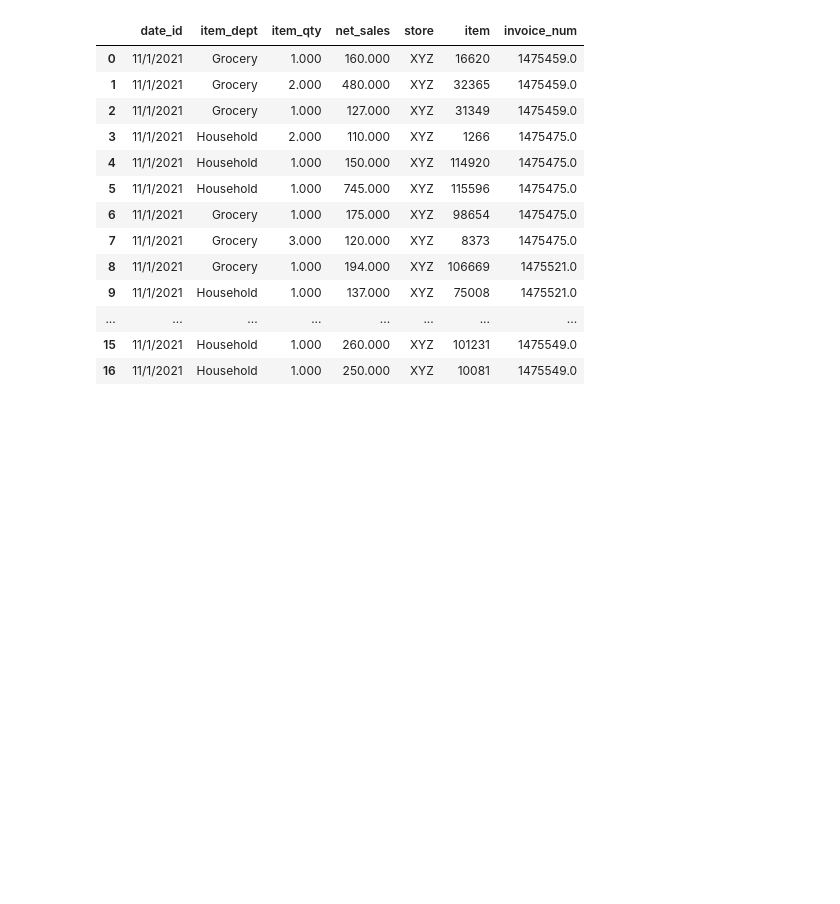
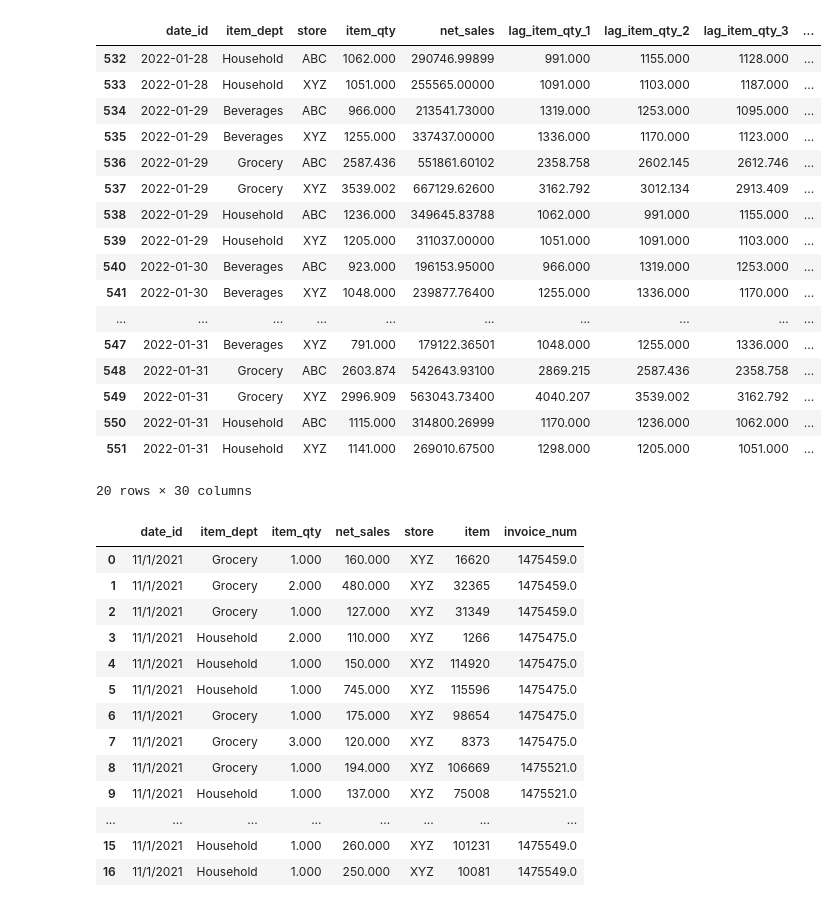
Before and after one commit to Vaseekaran-V/ML_CW, a Jupyter notebook: src/notebooks/modeling_train_test.ipynb, the cells around one changed output. Drawn from its saved outputs; the diff is of its cells as text; code cells hidden in the pictures; blank space fills up the shorter version.

Commit message:
created function to preprocess raw dataset | functions to create features and targets

```diff
--- a/src/notebooks/modeling_train_test.ipynb
+++ b/src/notebooks/modeling_train_test.ipynb
@@ -9,3 +12,6 @@ from pathlib import Path
 # %%
 train_df = pd.read_csv('../../data/training_data.csv')
 test_df = pd.read_csv('../../data/test_data.csv')
+# %%
+from utils.data_preprocess import merge_and_preprocess
+full_df = merge_and_preprocess(training=train_df, num_lags=3, rolling_window_size=3)
@@ -12,3 +76,24 @@ test_df = pd.read_csv('../../data/test_data.csv')
+# %%
+full_df.tail(20)
+# %% [output]
+|  | date_id | item_dept | store | item_qty | net_sales | lag_item_qty_1 | lag_item_qty_2 | lag_item_qty_3 | ... |
+| 532 | 2022-01-28 | Household | ABC | 1062.000 | 290746.99899 | 991.000 | 1155.000 | 1128.000 | ... |
+| 533 | 2022-01-28 | Household | XYZ | 1051.000 | 255565.00000 | 1091.000 | 1103.000 | 1187.000 | ... |
+| 534 | 2022-01-29 | Beverages | ABC | 966.000 | 213541.73000 | 1319.000 | 1253.000 | 1095.000 | ... |
+| 535 | 2022-01-29 | Beverages | XYZ | 1255.000 | 337437.00000 | 1336.000 | 1170.000 | 1123.000 | ... |
+| 536 | 2022-01-29 | Grocery | ABC | 2587.436 | 551861.60102 | 2358.758 | 2602.145 | 2612.746 | ... |
+| 537 | 2022-01-29 | Grocery | XYZ | 3539.002 | 667129.62600 | 3162.792 | 3012.134 | 2913.409 | ... |
+| 538 | 2022-01-29 | Household | ABC | 1236.000 | 349645.83788 | 1062.000 | 991.000 | 1155.000 | ... |
+| 539 | 2022-01-29 | Household | XYZ | 1205.000 | 311037.00000 | 1051.000 | 1091.000 | 1103.000 | ... |
+| 540 | 2022-01-30 | Beverages | ABC | 923.000 | 196153.95000 | 966.000 | 1319.000 | 1253.000 | ... |
+| 541 | 2022-01-30 | Beverages | XYZ | 1048.000 | 239877.76400 | 1255.000 | 1336.000 | 1170.000 | ... |
+| ... | ... | ... | ... | ... | ... | ... | ... | ... | ... |
+| 547 | 2022-01-31 | Beverages | XYZ | 791.000 | 179122.36501 | 1048.000 | 1255.000 | 1336.000 | ... |
+| 548 | 2022-01-31 | Grocery | ABC | 2603.874 | 542643.93100 | 2869.215 | 2587.436 | 2358.758 | ... |
+| 549 | 2022-01-31 | Grocery | XYZ | 2996.909 | 563043.73400 | 4040.207 | 3539.002 | 3162.792 | ... |
+| 550 | 2022-01-31 | Household | ABC | 1115.000 | 314800.26999 | 1170.000 | 1236.000 | 1062.000 | ... |
+| 551 | 2022-01-31 | Household | XYZ | 1141.000 | 269010.67500 | 1298.000 | 1205.000 | 1051.000 | ... |
+20 rows × 30 columns
 # %%
 train_df.head(20)
 # %% [output]
```
Also changed, not shown: parts of 12 cells of this notebook, 2 other files.
